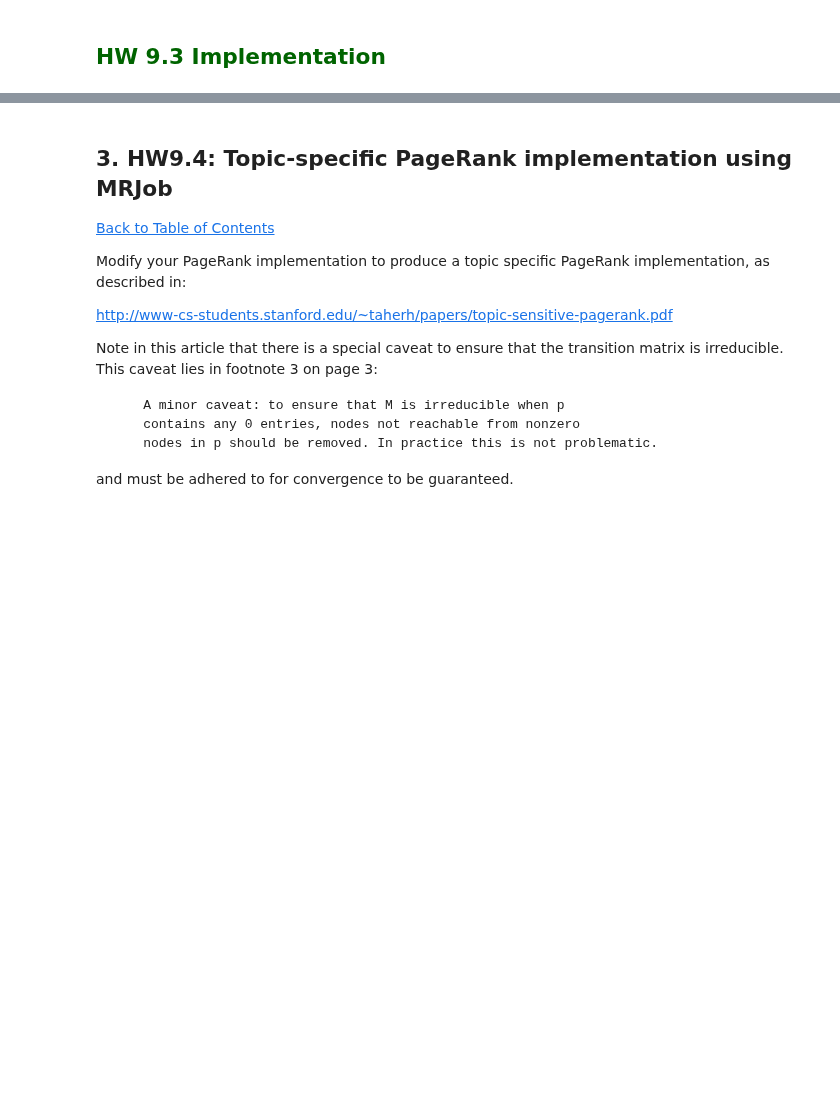
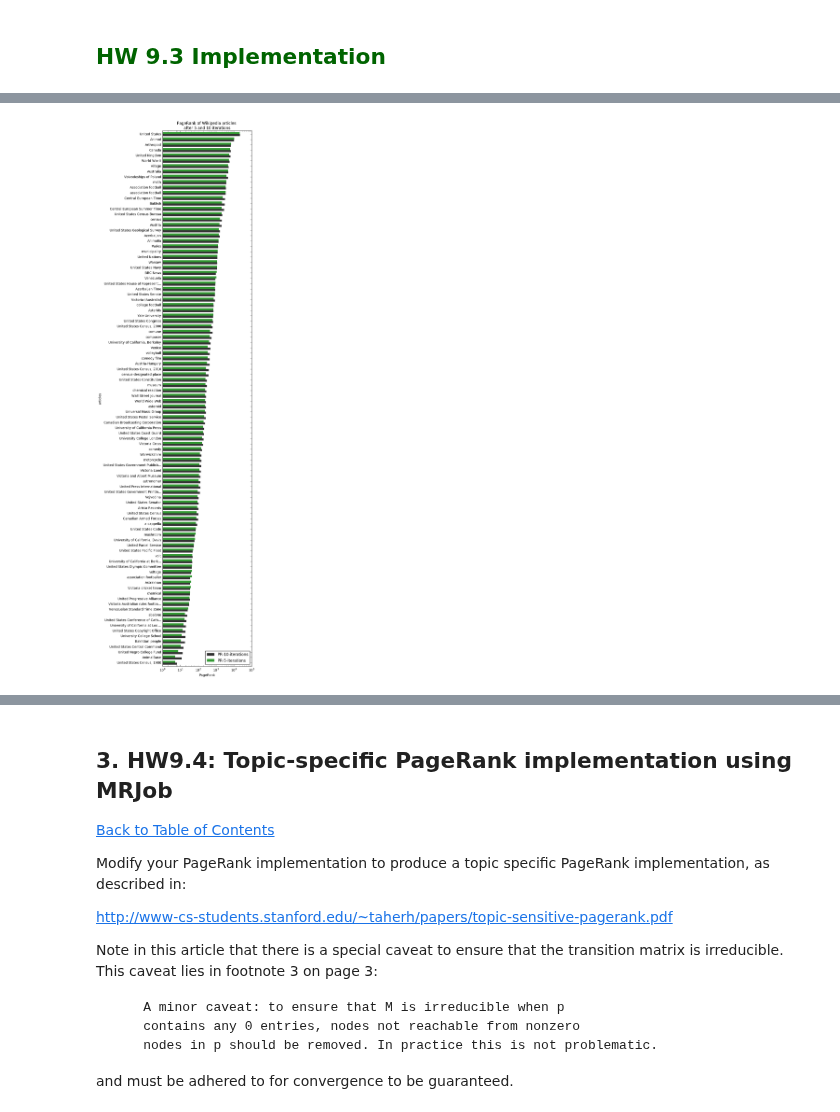
Before and after one commit to DongL/w261, a Jupyter notebook: week9/MIDS-W261-HW-09-Sanchez.ipynb, the cells around one changed output, grey strips where cells are left out. Drawn from its saved outputs; the diff is of its cells as text; code cells hidden in the pictures; blank space fills up the shorter version.

Commit message:
Run code on entire Wikipedia dataset

```diff
--- a/week9/MIDS-W261-HW-09-Sanchez.ipynb
+++ b/week9/MIDS-W261-HW-09-Sanchez.ipynb
@@ -1521,3 +1282,22 @@ Overwriting SimplePageRank.py
+# %%
+file_name = "results/05-iterations.txt"
+data = pd.read_csv(file_name, sep="\t", header=None, names=["nodes", "PR-5-iterations"])
+data["articles"] = data.nodes.map(labels)
+# %%
+file_name = "results/10-iterations.txt"
+data10 = pd.read_csv(file_name, sep="\t", header=None, names=["nodes", "PR-10-iterations"])
+data10["articles"] = data10.nodes.map(labels)
+# %%
+new_data = data10.copy()
+new_data["PR-5-iterations"] = data["PR-5-iterations"]
+new_data.pop("nodes")
+new_data.index = new_data.pop("articles")
+new_data.sort_values("PR-5-iterations", inplace=True)
+new_data.plot(kind="barh", log=True, figsize=(5,30), color=("k","g"), linewidth=0, alpha=.8, width=.75)
+plt.title("PageRank of Wikipedia articles \nafter 5 and 10 iterations")
+plt.xlabel("PageRank");
+# %% [output]
+[figure, added]
 # %%
 %%time
 %reload_ext autoreload
```
Also changed, not shown: parts of 35 cells of this notebook, 4 other files.
